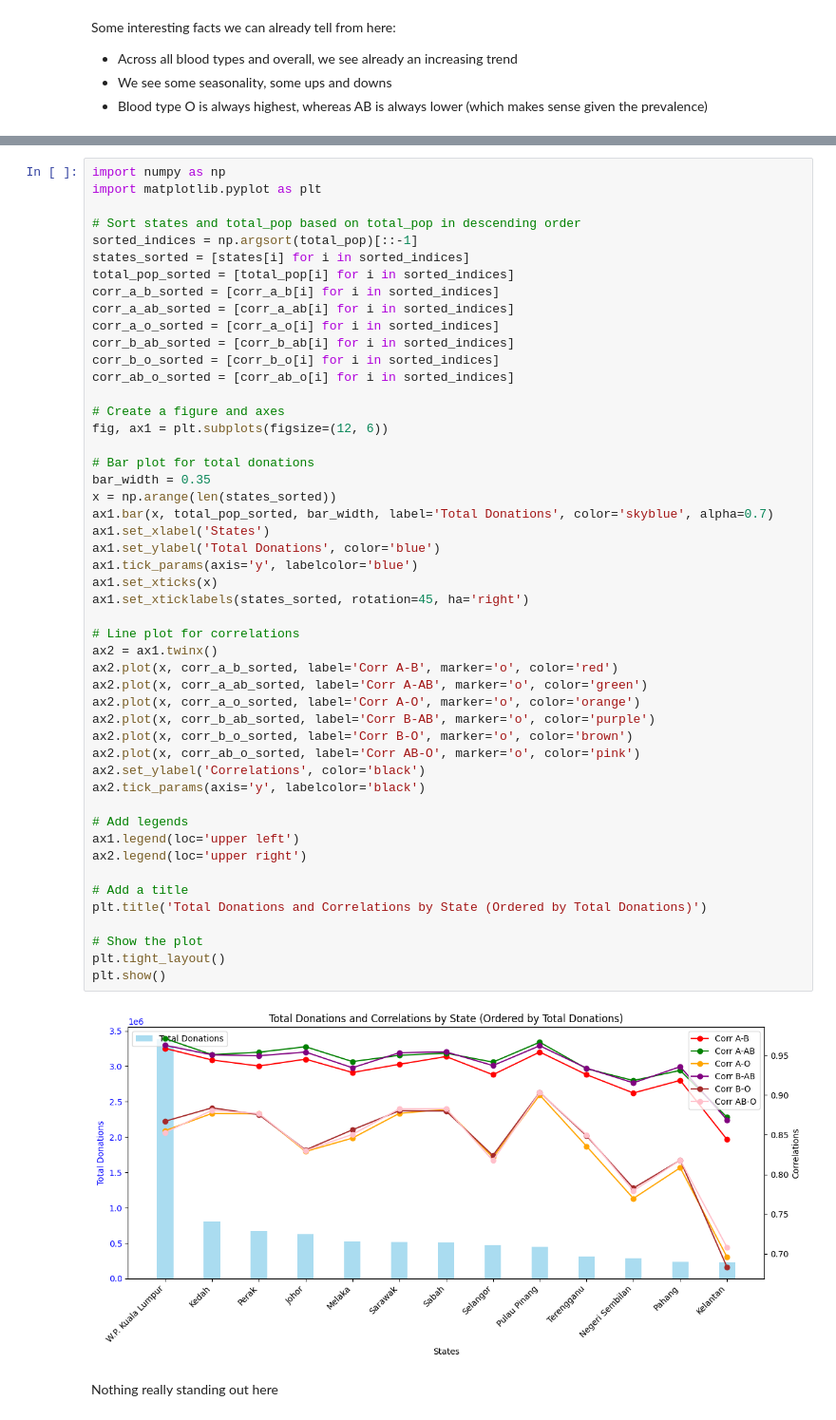
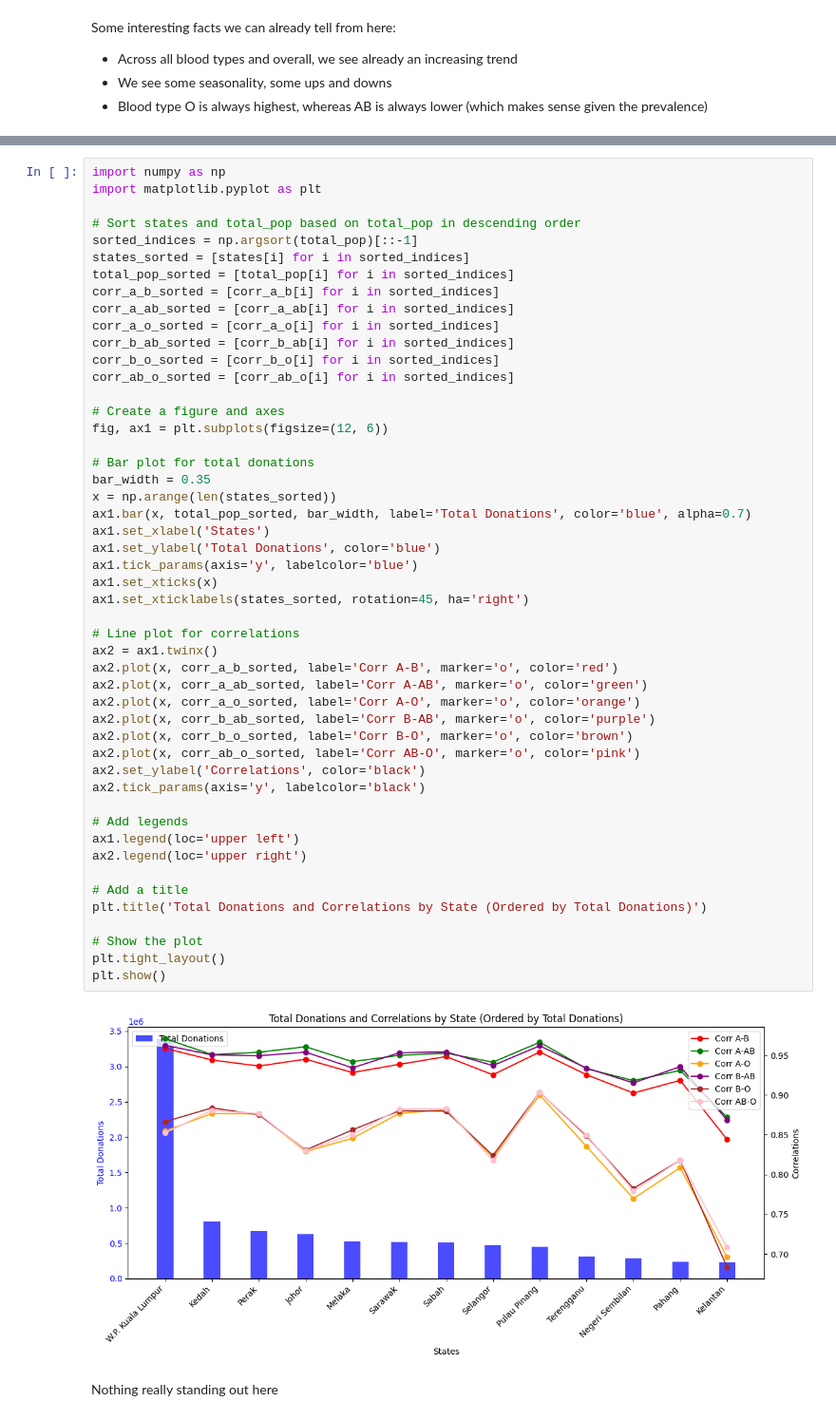
Before and after one commit to jasperschroeder/MalaysiaBloodDonations, a Jupyter notebook: 1_Exploratory_Data_Analysis.ipynb, the cells around one changed output, grey strips where cells are left out. Shown: that part at 95% size. Cells and saved outputs as stored; diff of their text form.

```diff
--- a/1_Exploratory_Data_Analysis.ipynb
+++ b/1_Exploratory_Data_Analysis.ipynb
@@ -301,36 +300,36 @@ fig, ax1 = plt.subplots(figsize=(12, 6))
 # Bar plot for total donations
 bar_width = 0.35
 x = np.arange(len(states_sorted))
-ax1.bar(x, total_pop_sorted, bar_width, label='Total Donations', color='skyblue', alpha=0.7)
+ax1.bar(x, total_pop_sorted, bar_width, label='Total Donations', color='blue', alpha=0.7)
 ax1.set_xlabel('States')
 ax1.set_ylabel('Total Donations', color='blue')
 ax1.tick_params(axis='y', labelcolor='blue')
 ax1.set_xticks(x)
 ax1.set_xticklabels(states_sorted, rotation=45, ha='right')
 
 # Line plot for correlations
 ax2 = ax1.twinx()
 ax2.plot(x, corr_a_b_sorted, label='Corr A-B', marker='o', color='red')
 ax2.plot(x, corr_a_ab_sorted, label='Corr A-AB', marker='o', color='green')
 ax2.plot(x, corr_a_o_sorted, label='Corr A-O', marker='o', color='orange')
 ax2.plot(x, corr_b_ab_sorted, label='Corr B-AB', marker='o', color='purple')
 ax2.plot(x, corr_b_o_sorted, label='Corr B-O', marker='o', color='brown')
 ax2.plot(x, corr_ab_o_sorted, label='Corr AB-O', marker='o', color='pink')
 ax2.set_ylabel('Correlations', color='black')
 ax2.tick_params(axis='y', labelcolor='black')
 
 # Add legends
 ax1.legend(loc='upper left')
 ax2.legend(loc='upper right')
 
 # Add a title
 plt.title('Total Donations and Correlations by State (Ordered by Total Donations)')
 
 # Show the plot
 plt.tight_layout()
 plt.show()
 # %% [output]
-[figure, old version]
+[figure, new version]
 # %% [markdown]
 Nothing really standing out here
 # %%
```
Also changed, not shown: parts of 14 cells of this notebook, 5 other files.
